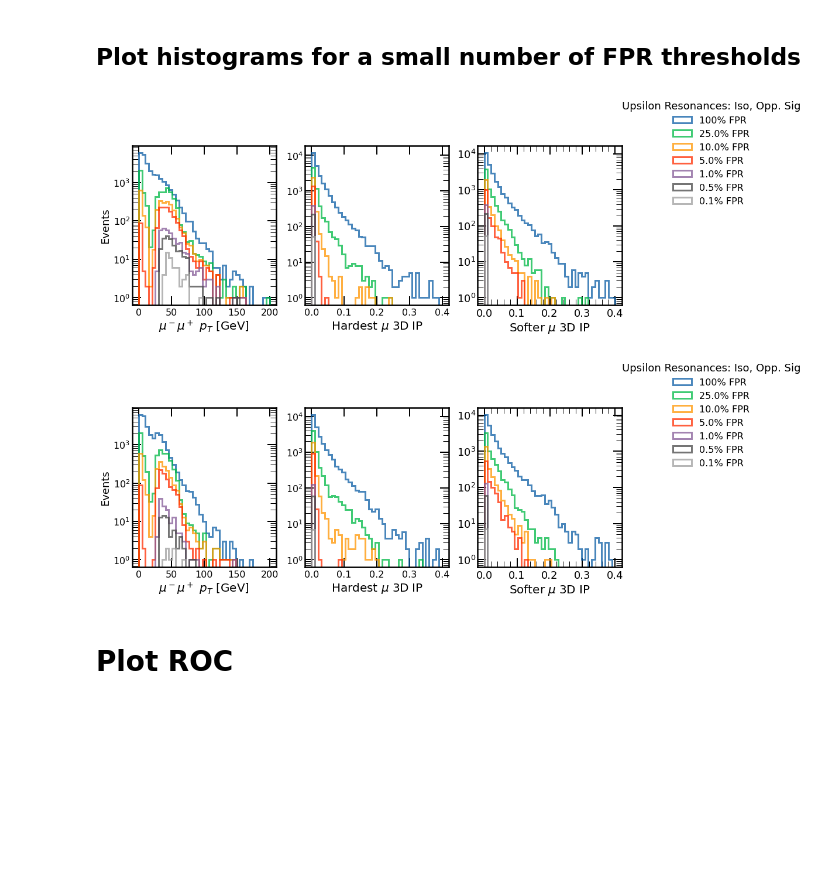
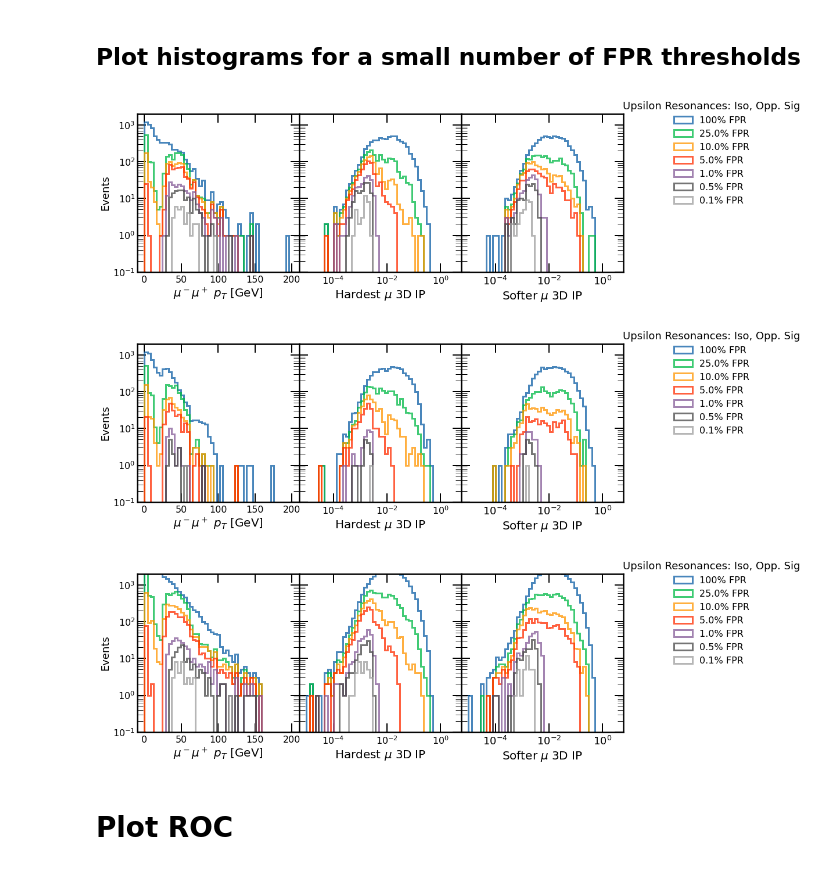
Before and after one commit to hep-lbdl/dimuonAD, a Jupyter notebook: 08a_plot_results_single_window_radha.ipynb, the cells around one changed output. Drawn from its saved outputs; the diff is of its cells as text; code cells hidden in the pictures; blank space fills up the shorter version.

Commit message:
plotting only in SR

```diff
--- a/08a_plot_results_single_window_radha.ipynb
+++ b/08a_plot_results_single_window_radha.ipynb
@@ -245,13 +245,14 @@ def plot_histograms_with_fits(fpr_thresholds, data_dict_by_fold, scores_dict_by_
 
     # plt.title(title, fontsize = 24)
 # %%
-def plot_features(fpr_thresholds, data_dict_by_fold, scores_dict_by_fold, score_cutoffs_by_fold, n_folds= 5, take_score_avg=True):
+def plot_features(fpr_thresholds, data_dict_by_fold, scores_dict_by_fold, score_cutoffs_by_fold, mass_scalar, SR_left, SR_right, n_folds= 5, take_score_avg=True):
 
     n_features = len(feature_set) - 1
+    nbins = 50
     bins = {
-        "dimu_pt": np.linspace(0, 200, 40),
-        "mu0_ip3d": np.linspace(0, 0.4, 40),
-        "mu1_ip3d": np.linspace(0, 0.4, 40),
+        "dimu_pt": np.linspace(0, 200, nbins),
+        "mu0_ip3d": np.logspace(-5, 0.5, nbins),
+        "mu1_ip3d": np.logspace(-5, 0.5, nbins),
     }
     labels = {
         "dimu_pt": "$\mu^-\mu^+$ $p_T$ [GeV]",
@@ -273,7 +274,11 @@ def plot_features(fpr_thresholds, data_dict_by_fold, scores_dict_by_fold, score_
             else:
                 loc_scores = scores_dict_by_fold[i_fold]
 
-            loc_pass_indices = loc_scores >= score_cutoffs_by_fold[i_fold][threshold]
+            loc_true_masses = mass_scalar.inverse_transform(np.array(data_dict_by_fold[i_fold][:,-1]).reshape(-1,1))
+            loc_in_SR_indices =  (loc_true_masses >= SR_left) & (loc_true_masses <= SR_right)
+            loc_score_indices = (loc_scores >= score_cutoffs_by_fold[i_fold][threshold])
+
+            loc_pass_indices = loc_in_SR_indices.reshape(-1,) & loc_score_indices.reshape(-1,)
 
             for i_feat in range(n_features):
                 selected_features = data_dict_by_fold[i_fold][:,i_feat][loc_pass_indices]
@@ -288,16 +293,19 @@ def plot_features(fpr_thresholds, data_dict_by_fold, scores_dict_by_fold, score_
 
                 ax[i_feat].hist( filtered_features[i_feat], bins=bins[feature_set[i_feat]], lw = 3, histtype = "step", color = f"C{t}",label = label_string, alpha = 0.75)
                 ax[i_feat].set_yscale("log")
+                if i_feat in [1, 2]:
+                    ax[i_feat].set_xscale("log")
                 ax[i_feat].set_xlabel(labels[feature_set[i_feat]])
+                ax[i_feat].set_ylim(1e-1, 2*1e3)
+
+                if i_feat > 0:
+                    ax[i_feat].set_yticklabels([])
 
 
     legend_title = r"Upsilon Resonances: Iso, Opp. Sign"
-    plt.legend(loc = (0.975, 0.6), fontsize = 16, title = legend_title[:-1])
-
+    plt.legend(loc = (0.975, 0.4), fontsize = 16, title = legend_title[:-1])
 
     ax[0].set_ylabel("Events", fontsize = 18)
-
-    #plt.ylim(0.5, 1e5)
 
     # Add more x ticks (major and minor)
     plt.xticks(fontsize = 18)
@@ -305,27 +313,21 @@ def plot_features(fpr_thresholds, data_dict_by_fold, scores_dict_by_fold, score_
     plt.minorticks_on()
     plt.tick_params(axis='x', which='minor', bottom=True)
     plt.tick_params(axis='y', which='minor', left=True)
-
-
-    # # Vertical Black Lines at boundaries of SR
-    # plt.axvline(SR_left, color = "black", linestyle = "--", lw = 2)
-    # plt.axvline(SR_right, color = "black", linestyle = "--", lw = 2)
-
-
-    # plt.title(title, fontsize = 24)
+    plt.subplots_adjust(wspace=0)
 # %%
 
 """
 PLOT HISTOGRAM ON SMALL TEST SET
 """
 #plot_histograms_with_fits(fpr_thresholds, all_test_data_splits[pseudo_e_to_plot], all_scores_splits[pseudo_e_to_plot],
 #                          score_cutoffs[pseudo_e_to_plot], scaler, fit_type, num_bins_SR,
 #                          f"{particle_type}{train_data_id_title} (trained on {train_data_id_title})\n",
 #                          SB_left, SR_left, SR_right, SB_right, take_score_avg=False)
 
-plot_features(fpr_thresholds, all_test_data_splits[pseudo_e_to_plot], all_scores_splits[pseudo_e_to_plot], score_cutoffs[pseudo_e_to_plot], take_score_avg=False)
+plot_features(fpr_thresholds, all_test_data_splits[pseudo_e_to_plot], all_scores_splits[pseudo_e_to_plot], score_cutoffs[pseudo_e_to_plot],
+              scaler, SR_left, SR_right, take_score_avg=False)
 # %% [output]
-[figure, old version]
+[figure, new version]
 # %%
 
 
@@ -339,18 +341,23 @@ PLOT HISTOGRAM ON ALTERNATIVE TEST SET
 #                          SR_left, SR_right, SB_right, take_score_avg=False)
 
 
-plot_features(fpr_thresholds, all_alt_data_splits[pseudo_e_to_plot]["alt"], all_alt_scores_splits[pseudo_e_to_plot]["alt"], score_cutoffs[pseudo_e_to_plot], take_score_avg=False)
+plot_features(fpr_thresholds, all_alt_data_splits[pseudo_e_to_plot]["alt"], all_alt_scores_splits[pseudo_e_to_plot]["alt"],
+              score_cutoffs[pseudo_e_to_plot], scaler, SR_left, SR_right, take_score_avg=False)
 # %% [output]
-[figure, old version]
+[figure, new version]
 # %%
 """
 PLOT HISTOGRAM ON FLOW SAMPLES
 """
-plot_histograms_with_fits(fpr_thresholds, all_alt_data_splits[pseudo_e_to_plot]["ROC_samples"],
-                          all_alt_scores_splits[pseudo_e_to_plot]["ROC_samples"], score_cutoffs[pseudo_e_to_plot], scaler,
-                          fit_type,num_bins_SR,
-                          f"high-stats samples {train_data_id_title} (trained on {train_data_id_title})\n",
-                          SB_left, SR_left, SR_right, SB_right, take_score_avg=False)
+#plot_histograms_with_fits(fpr_thresholds, all_alt_data_splits[pseudo_e_to_plot]["ROC_samples"],
+#                          all_alt_scores_splits[pseudo_e_to_plot]["ROC_samples"], score_cutoffs[pseudo_e_to_plot], scaler,
+#                          fit_type,num_bins_SR,
+#                          f"high-stats samples {train_data_id_title} (trained on {train_data_id_title})\n",
+#                          SB_left, SR_left, SR_right, SB_right, take_score_avg=False)
+plot_features(fpr_thresholds,  all_alt_data_splits[pseudo_e_to_plot]["ROC_samples"],all_alt_scores_splits[pseudo_e_to_plot]["ROC_samples"],
+              score_cutoffs[pseudo_e_to_plot], scaler, SR_left, SR_right, take_score_avg=False)
+# %% [output]
+[figure, added]
 # %% [markdown]
 # Plot ROC
 # %% [markdown]
```
